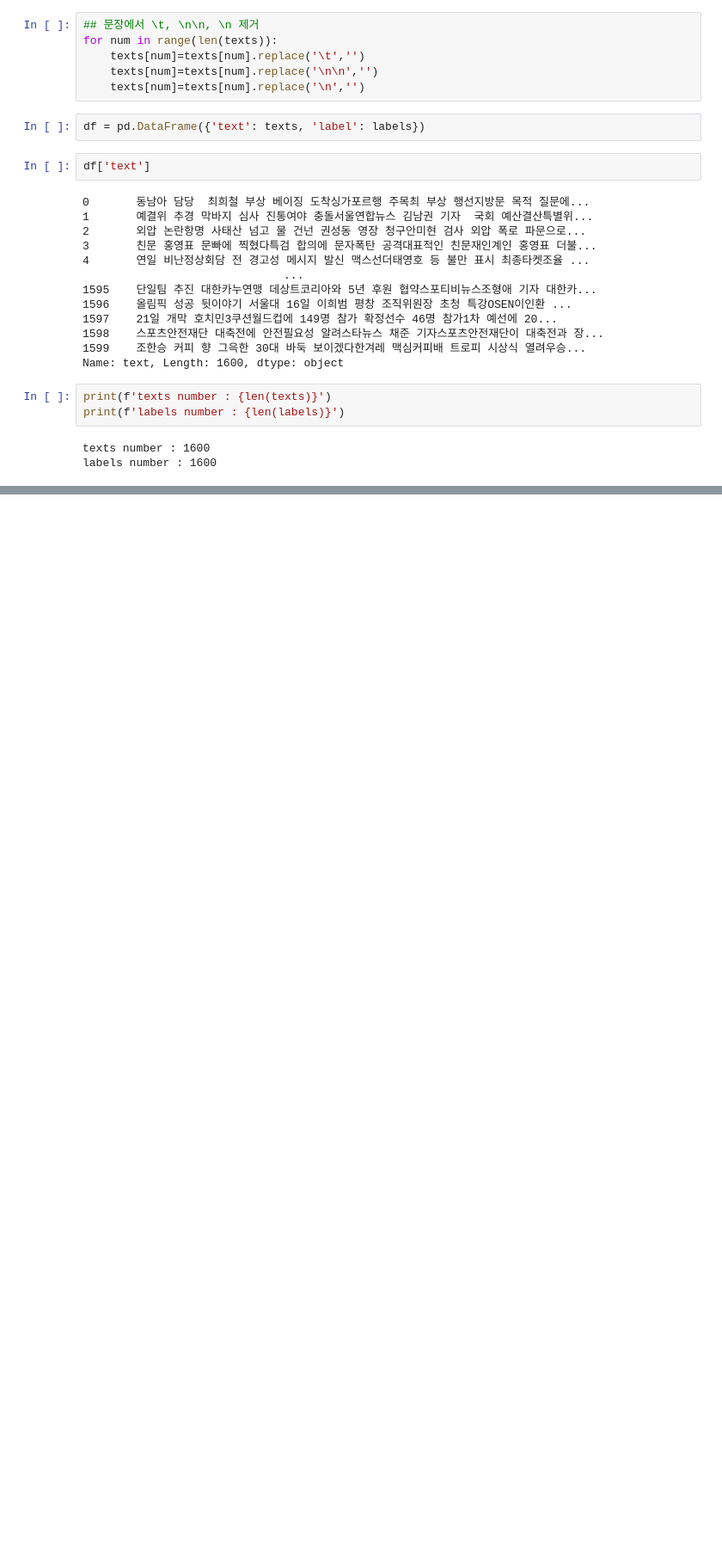
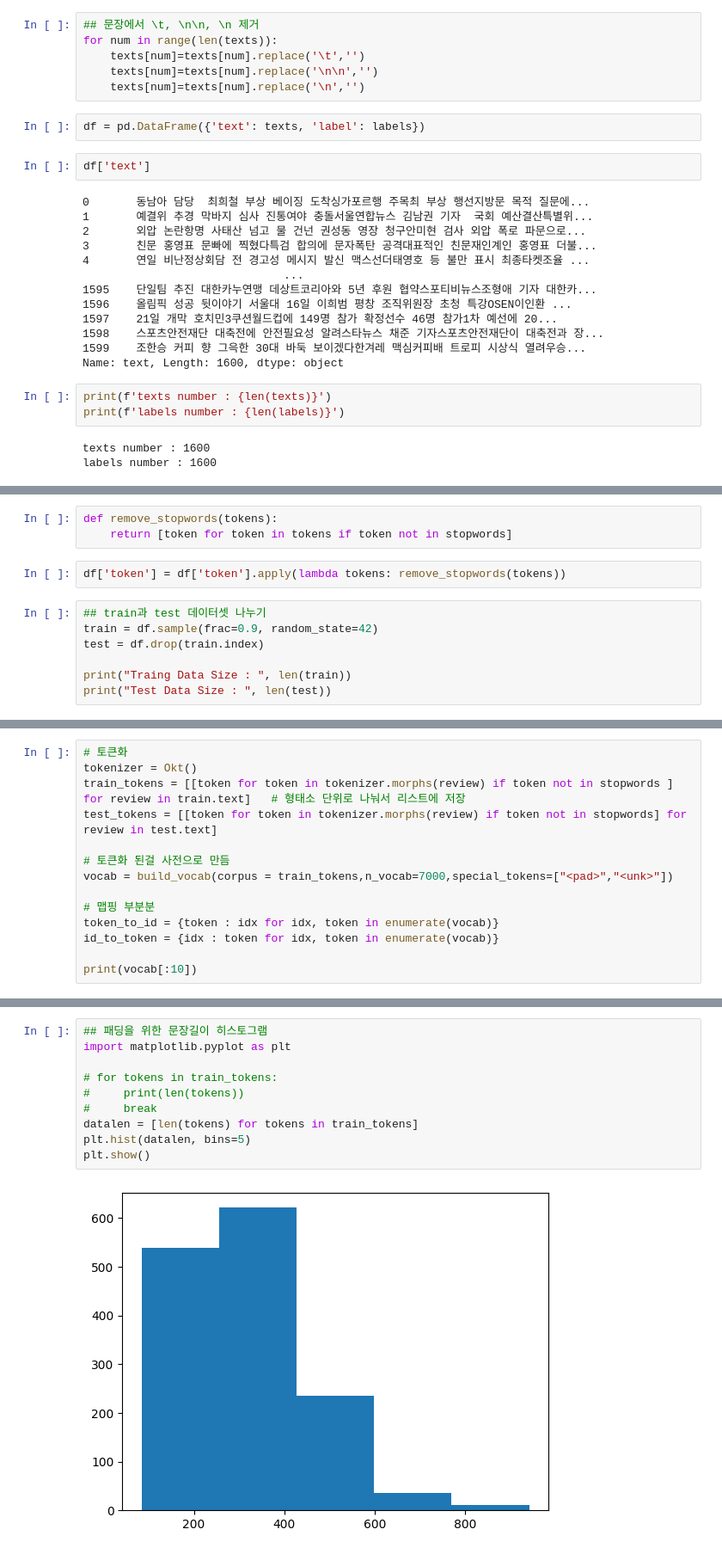
Before and after one commit to DCT0224/KDT6, a Jupyter notebook: Torch_NLP/work/text_classifier.ipynb, the cells around one changed output, grey strips where cells are left out. Shown: that part at 86% size. Cells and saved outputs as stored; diff of their text form; blank space fills up the shorter version.

```diff
--- a/Torch_NLP/work/text_classifier.ipynb
+++ b/Torch_NLP/work/text_classifier.ipynb
@@ -84,0 +149,12 @@ labels number : 1600
+# %%
+def remove_stopwords(tokens):
+    return [token for token in tokens if token not in stopwords]
+# %%
+df['token'] = df['token'].apply(lambda tokens: remove_stopwords(tokens))
+# %%
+## train과 test 데이터셋 나누기
+train = df.sample(frac=0.9, random_state=42)
+test = df.drop(train.index)
+
+print("Traing Data Size : ", len(train))
+print("Test Data Size : ", len(test))
@@ -84,0 +164,14 @@ labels number : 1600
+# %%
+# 토큰화
+tokenizer = Okt()
+train_tokens = [[token for token in tokenizer.morphs(review) if token not in stopwords ] for review in train.text]   # 형태소 단위로 나눠서 리스트에 저장
+test_tokens = [[token for token in tokenizer.morphs(review) if token not in stopwords] for review in test.text]
+
+# 토큰화 된걸 사전으로 만듬
+vocab = build_vocab(corpus = train_tokens,n_vocab=7000,special_tokens=["<pad>","<unk>"])
+
+# 맵핑 부분분
+token_to_id = {token : idx for idx, token in enumerate(vocab)}
+id_to_token = {idx : token for idx, token in enumerate(vocab)}
+
+print(vocab[:10])
@@ -84,0 +200,12 @@ labels number : 1600
+# %%
+## 패딩을 위한 문장길이 히스토그램
+import matplotlib.pyplot as plt
+
+# for tokens in train_tokens:
+#     print(len(tokens))
+#     break
+datalen = [len(tokens) for tokens in train_tokens]
+plt.hist(datalen, bins=5)
+plt.show()
+# %% [output]
+[figure, added]
```
Also changed, not shown: parts of 25 cells of this notebook, 24 other files.
